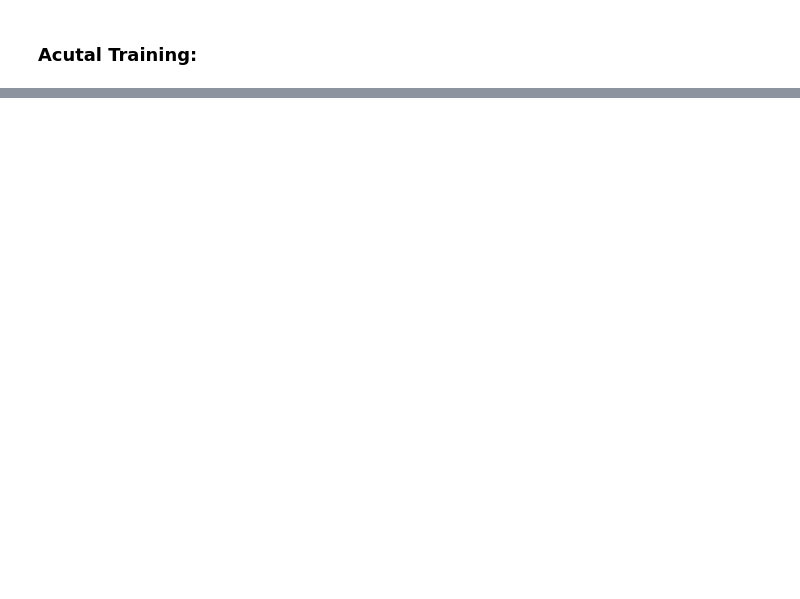
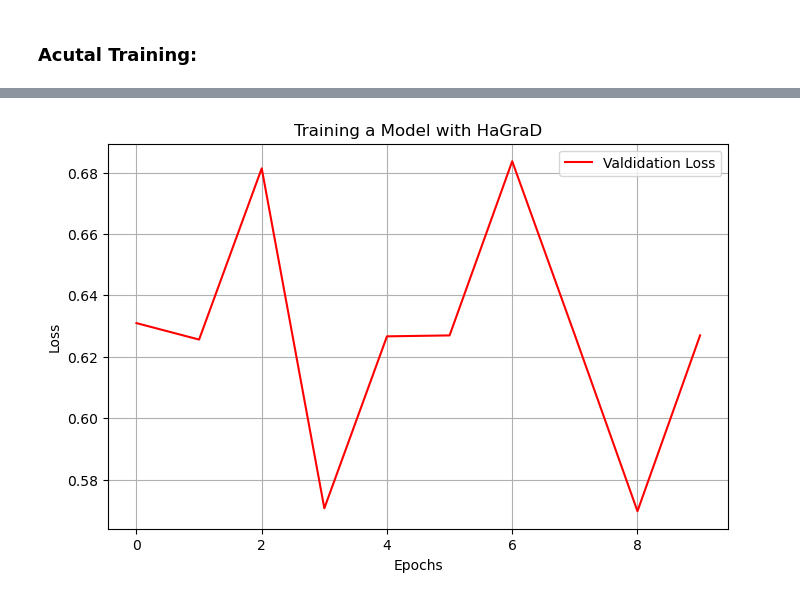
Before and after one commit to JannisZeller/hamiltonian-descent, a Jupyter notebook: notebooks/pytorch-imbd.ipynb, the cells around one changed output, grey strips where cells are left out. Cells and saved outputs as stored; diff of their text form; code cells hidden in the pictures; blank space fills up the shorter version.

```diff
--- a/notebooks/pytorch-imbd.ipynb
+++ b/notebooks/pytorch-imbd.ipynb
@@ -241,0 +221,11 @@ plt.show()
+# %%
+fig = plt.figure(figsize=(8, 5))
+plt.plot(val_loss_history, "-r", label="Valdidation Loss")
+plt.legend()
+plt.xlabel("Epochs")
+plt.ylabel("Loss")
+plt.grid()
+plt.title("Training a Model with HaGraD")
+plt.show()
+# %% [output]
+[figure, added]
```
Also changed, not shown: parts of 20 cells of this notebook.
